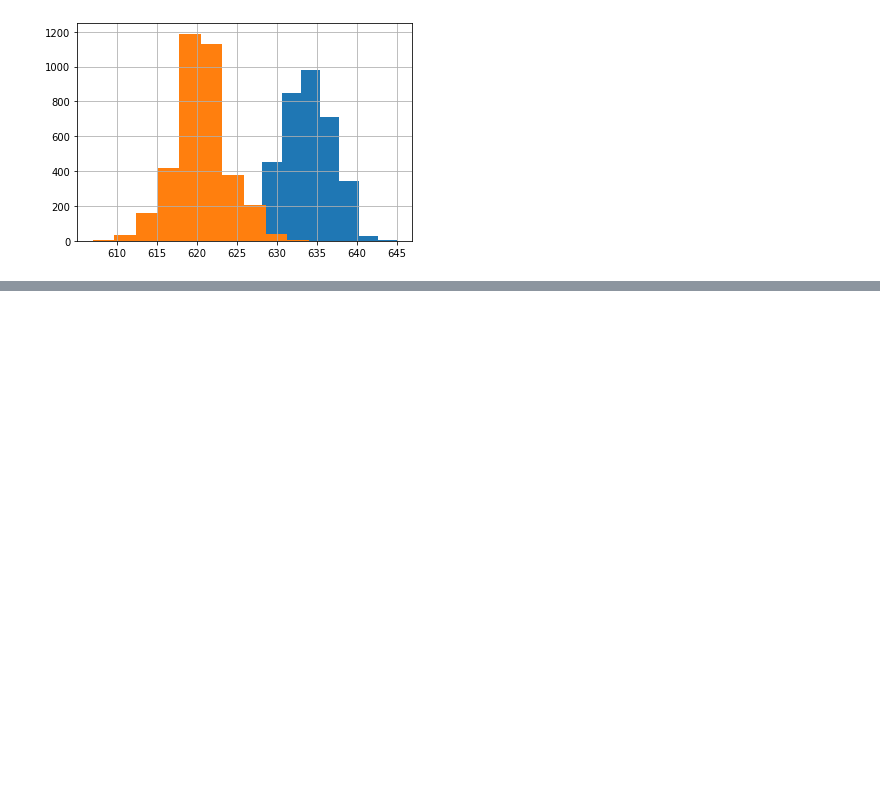
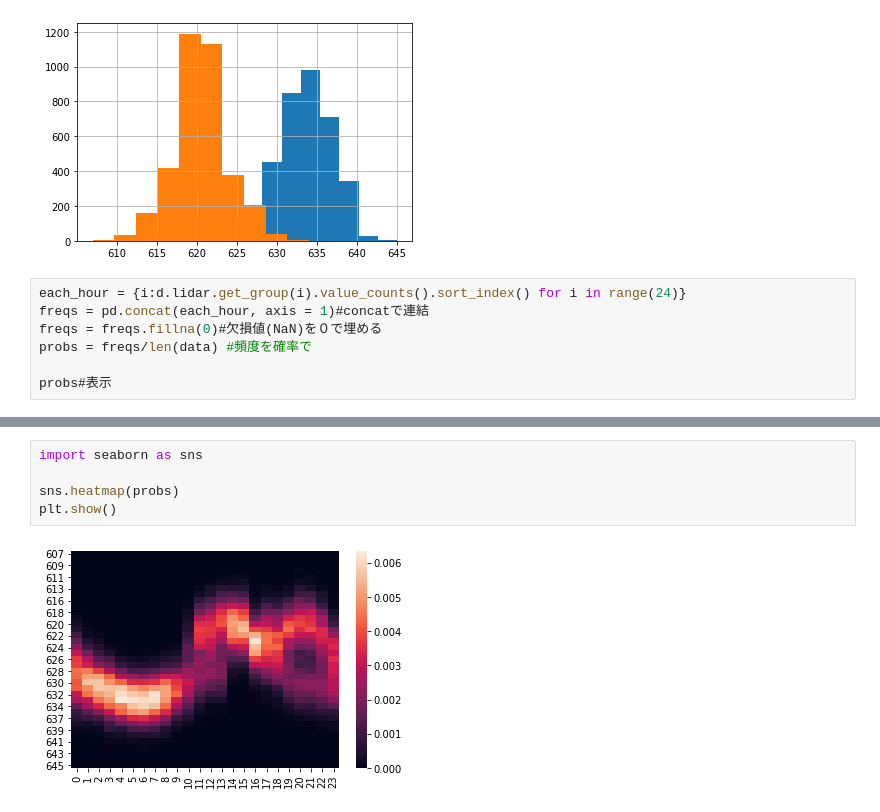
Before and after one commit to im555/lerning_LNPR, a Jupyter notebook: section_sensor/lidar_600.ipynb, the cells around one changed output, grey strips where cells are left out. Drawn from its saved outputs; the diff is of its cells as text; blank space fills up the shorter version.

```diff
--- a/section_sensor/lidar_600.ipynb
+++ b/section_sensor/lidar_600.ipynb
@@ -27,3 +27,10 @@ d.lidar.get_group(14).hist()
 plt.show()
 # %% [output]
 [figure]
+# %%
+each_hour = {i:d.lidar.get_group(i).value_counts().sort_index() for i in range(24)}
+freqs = pd.concat(each_hour, axis = 1)#concatで連結
+freqs = freqs.fillna(0)#欠損値(NaN)を０で埋める
+probs = freqs/len(data) #頻度を確率で
+
+probs#表示
@@ -29,0 +56,7 @@ plt.show()
+# %%
+import seaborn as sns
+
+sns.heatmap(probs)
+plt.show()
+# %% [output]
+[figure, added]
```
Also changed, not shown: parts of 8 cells of this notebook.
